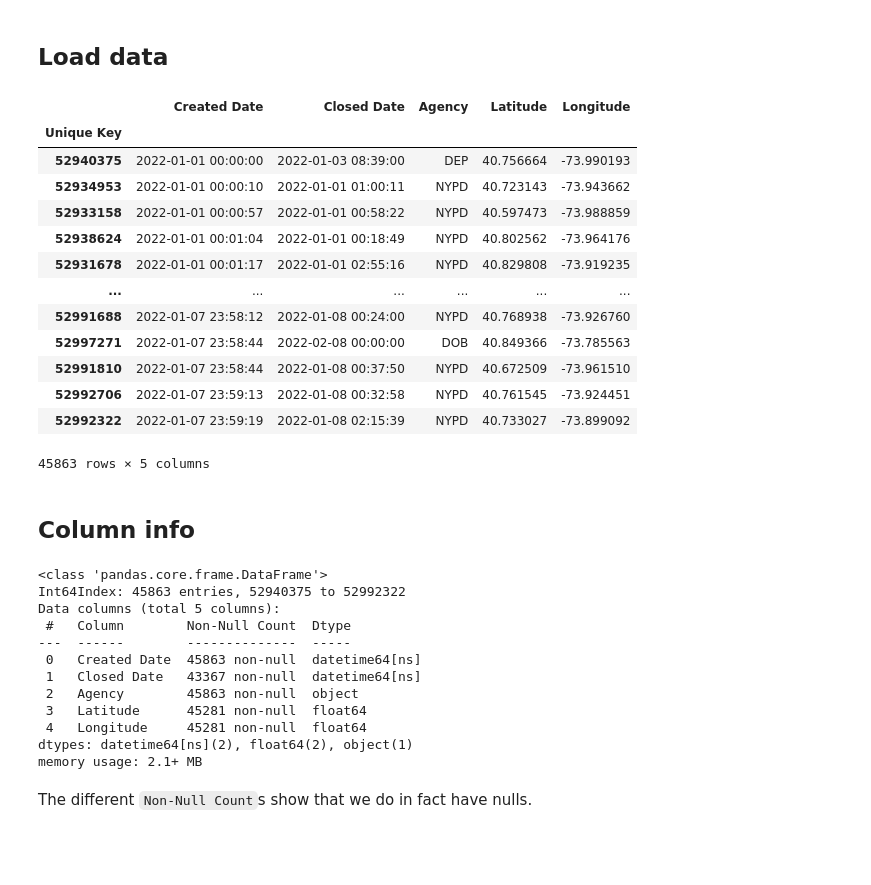
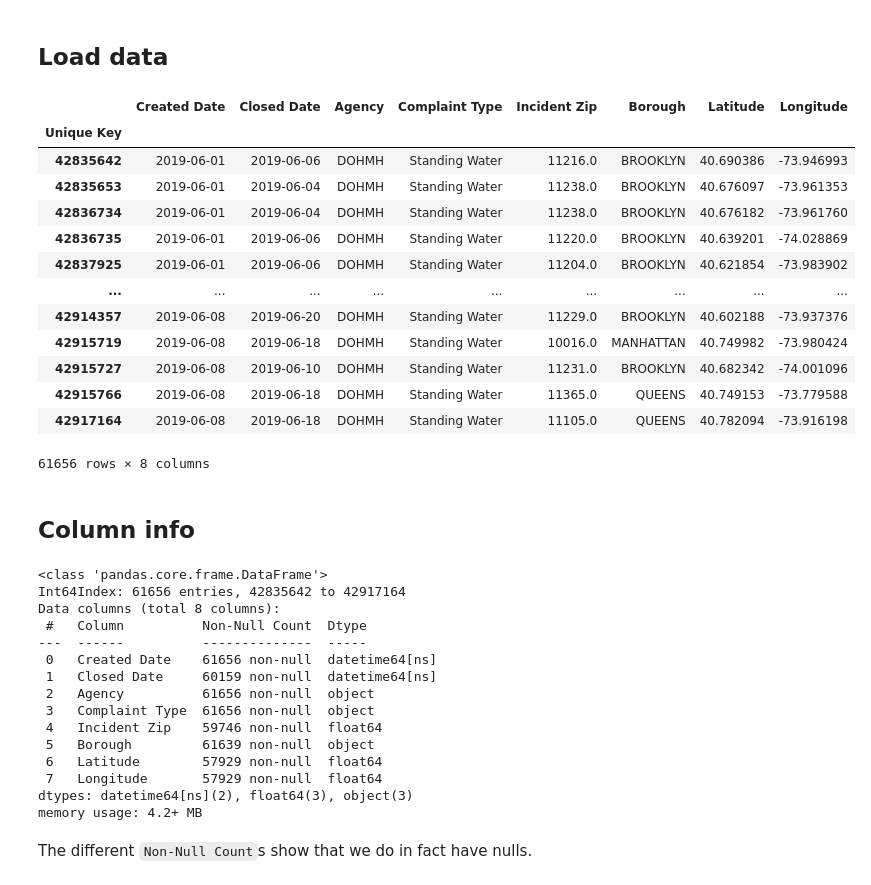
Before and after one commit to afeld/data-cleaning, a Jupyter notebook: pandas.ipynb, the cells around one changed output. Drawn from its saved outputs; the diff is of its cells as text; code cells hidden in the pictures; blank space fills up the shorter version.

```diff
--- a/pandas.ipynb
+++ b/pandas.ipynb
@@ -3,50 +3,56 @@
 # %%
 import pandas as pd
 
 # use a subset of columns, for simplicity
 columns = [
     "Unique Key",
     "Created Date",
     "Closed Date",
+    "Complaint Type",
+    "Borough",
+    "Incident Zip",
     "Agency",
     "Latitude",
     "Longitude"
 ]
-df = pd.read_csv("311_jan_2022.csv", index_col="Unique Key", parse_dates=["Created Date", "Closed Date"], usecols=columns)
+df = pd.read_csv("311_jun_2019.csv", index_col="Unique Key", parse_dates=["Created Date", "Closed Date"], usecols=columns)
 
 df
 # %% [output]
-|  | Created Date | Closed Date | Agency | Latitude | Longitude |
-| Unique Key |  |  |  |  |  |
-| 52940375 | 2022-01-01 00:00:00 | 2022-01-03 08:39:00 | DEP | 40.756664 | -73.990193 |
-| 52934953 | 2022-01-01 00:00:10 | 2022-01-01 01:00:11 | NYPD | 40.723143 | -73.943662 |
-| 52933158 | 2022-01-01 00:00:57 | 2022-01-01 00:58:22 | NYPD | 40.597473 | -73.988859 |
-| 52938624 | 2022-01-01 00:01:04 | 2022-01-01 00:18:49 | NYPD | 40.802562 | -73.964176 |
-| 52931678 | 2022-01-01 00:01:17 | 2022-01-01 02:55:16 | NYPD | 40.829808 | -73.919235 |
-| ... | ... | ... | ... | ... | ... |
-| 52991688 | 2022-01-07 23:58:12 | 2022-01-08 00:24:00 | NYPD | 40.768938 | -73.926760 |
-| 52997271 | 2022-01-07 23:58:44 | 2022-02-08 00:00:00 | DOB | 40.849366 | -73.785563 |
-| 52991810 | 2022-01-07 23:58:44 | 2022-01-08 00:37:50 | NYPD | 40.672509 | -73.961510 |
-| 52992706 | 2022-01-07 23:59:13 | 2022-01-08 00:32:58 | NYPD | 40.761545 | -73.924451 |
-| 52992322 | 2022-01-07 23:59:19 | 2022-01-08 02:15:39 | NYPD | 40.733027 | -73.899092 |
+|  | Created Date | Closed Date | Agency | Complaint Type | Incident Zip | Borough | Latitude | Longitude |
+| Unique Key |  |  |  |  |  |  |  |  |
+| 42835642 | 2019-06-01 | 2019-06-06 | DOHMH | Standing Water | 11216.0 | BROOKLYN | 40.690386 | -73.946993 |
+| 42835653 | 2019-06-01 | 2019-06-04 | DOHMH | Standing Water | 11238.0 | BROOKLYN | 40.676097 | -73.961353 |
+| 42836734 | 2019-06-01 | 2019-06-04 | DOHMH | Standing Water | 11238.0 | BROOKLYN | 40.676182 | -73.961760 |
+| 42836735 | 2019-06-01 | 2019-06-06 | DOHMH | Standing Water | 11220.0 | BROOKLYN | 40.639201 | -74.028869 |
+| 42837925 | 2019-06-01 | 2019-06-06 | DOHMH | Standing Water | 11204.0 | BROOKLYN | 40.621854 | -73.983902 |
+| ... | ... | ... | ... | ... | ... | ... | ... | ... |
+| 42914357 | 2019-06-08 | 2019-06-20 | DOHMH | Standing Water | 11229.0 | BROOKLYN | 40.602188 | -73.937376 |
+| 42915719 | 2019-06-08 | 2019-06-18 | DOHMH | Standing Water | 10016.0 | MANHATTAN | 40.749982 | -73.980424 |
+| 42915727 | 2019-06-08 | 2019-06-10 | DOHMH | Standing Water | 11231.0 | BROOKLYN | 40.682342 | -74.001096 |
+| 42915766 | 2019-06-08 | 2019-06-18 | DOHMH | Standing Water | 11365.0 | QUEENS | 40.749153 | -73.779588 |
+| 42917164 | 2019-06-08 | 2019-06-18 | DOHMH | Standing Water | 11105.0 | QUEENS | 40.782094 | -73.916198 |
-45863 rows × 5 columns
+61656 rows × 8 columns
 # %% [markdown]
 ## Column info
 # %%
 df.info()
 # %% [output]
 <class 'pandas.core.frame.DataFrame'>
-Int64Index: 45863 entries, 52940375 to 52992322
-Data columns (total 5 columns):
- #   Column        Non-Null Count  Dtype
----  ------        --------------  -----
- 0   Created Date  45863 non-null  datetime64[ns]
- 1   Closed Date   43367 non-null  datetime64[ns]
- 2   Agency        45863 non-null  object
- 3   Latitude      45281 non-null  float64
- 4   Longitude     45281 non-null  float64
-dtypes: datetime64[ns](2), float64(2), object(1)
-memory usage: 2.1+ MB
+Int64Index: 61656 entries, 42835642 to 42917164
+Data columns (total 8 columns):
+ #   Column          Non-Null Count  Dtype
+---  ------          --------------  -----
+ 0   Created Date    61656 non-null  datetime64[ns]
+ 1   Closed Date     60159 non-null  datetime64[ns]
+ 2   Agency          61656 non-null  object
+ 3   Complaint Type  61656 non-null  object
+ 4   Incident Zip    59746 non-null  float64
+ 5   Borough         61639 non-null  object
+ 6   Latitude        57929 non-null  float64
+ 7   Longitude       57929 non-null  float64
+dtypes: datetime64[ns](2), float64(3), object(3)
+memory usage: 4.2+ MB
 # %% [markdown]
 The different `Non-Null Count`s show that we do in fact have nulls.
 # %% [markdown]
```
Also changed, not shown: parts of 9 cells of this notebook, 1 other file.
